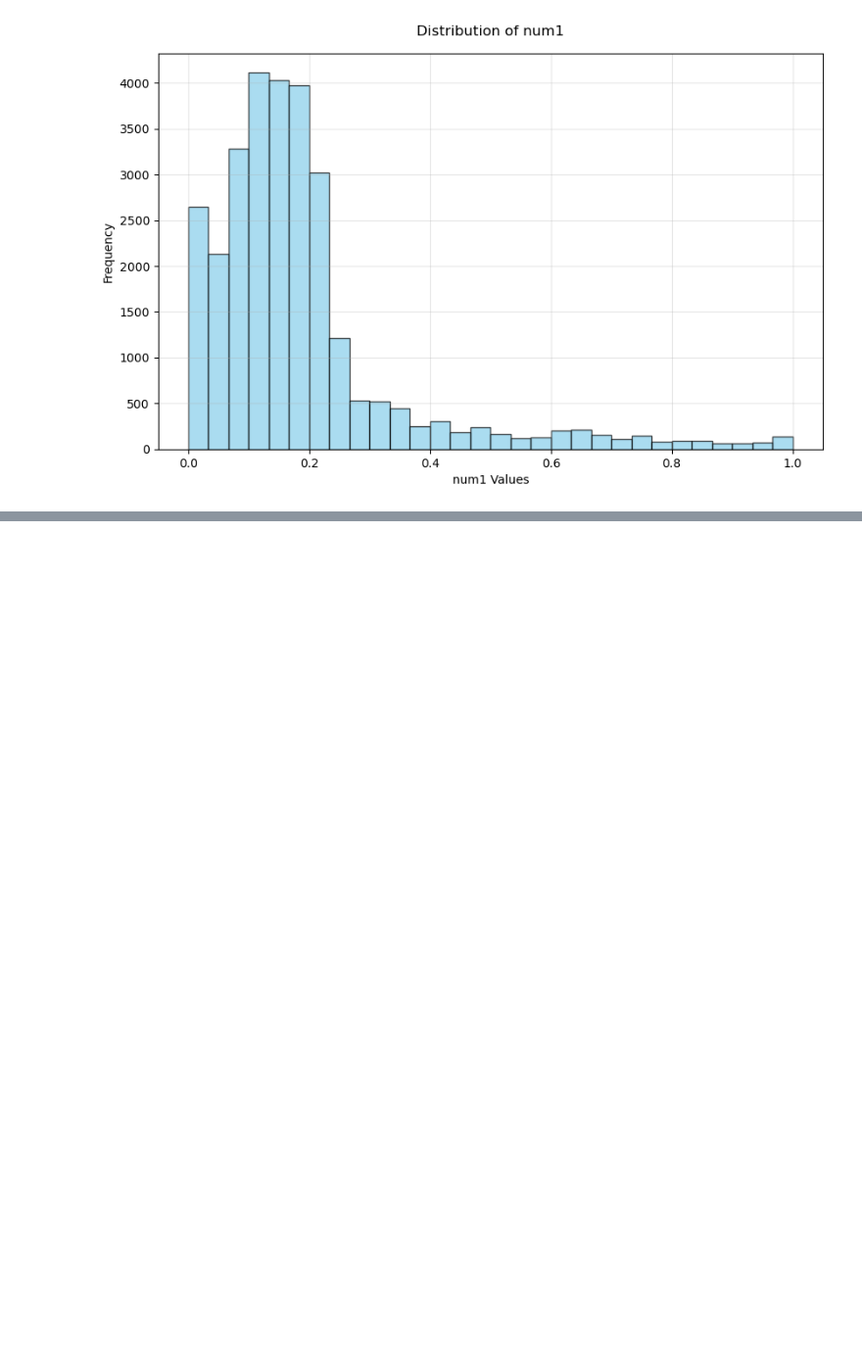
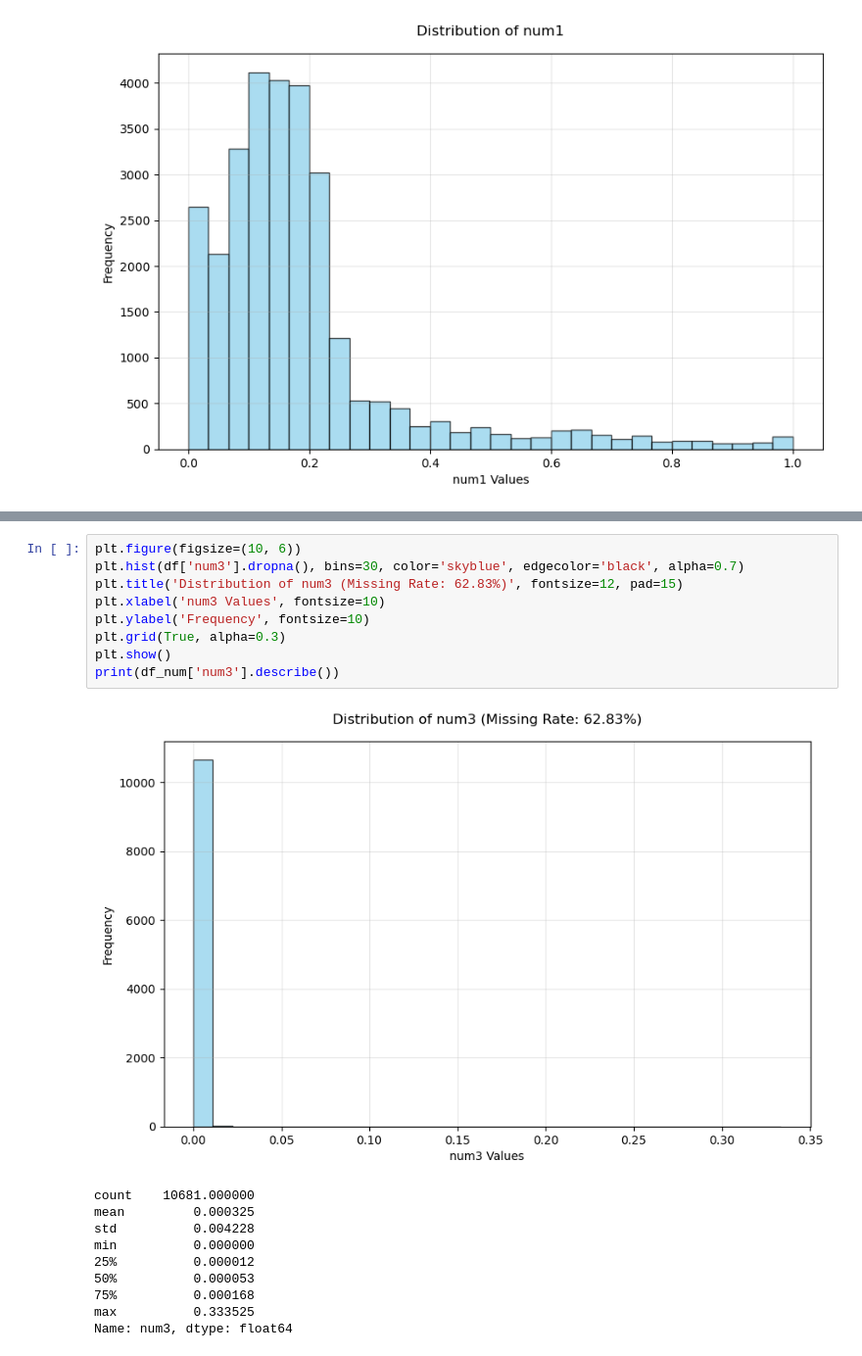
Before and after one commit to phamminh1998/bank_loans_DA_project, a Jupyter notebook: question1.ipynb, the cells around one changed output, grey strips where cells are left out. Shown at 98% size. Cells and saved outputs as stored; diff of their text form; blank space fills up the shorter version.

```diff
--- a/question1.ipynb
+++ b/question1.ipynb
@@ -252,0 +312,20 @@ sns.boxplot(x='cat1', y='num7', data=df)
+# %%
+plt.figure(figsize=(10, 6))
+plt.hist(df['num3'].dropna(), bins=30, color='skyblue', edgecolor='black', alpha=0.7)
+plt.title('Distribution of num3 (Missing Rate: 62.83%)', fontsize=12, pad=15)
+plt.xlabel('num3 Values', fontsize=10)
+plt.ylabel('Frequency', fontsize=10)
+plt.grid(True, alpha=0.3)
+plt.show()
+print(df_num['num3'].describe())
+# %% [output]
+[figure, added]
+count    10681.000000
+mean         0.000325
+std          0.004228
+min          0.000000
+25%          0.000012
+50%          0.000053
+75%          0.000168
+max          0.333525
+Name: num3, dtype: float64
```
Also changed, not shown: parts of 19 cells of this notebook, 4 other files.
